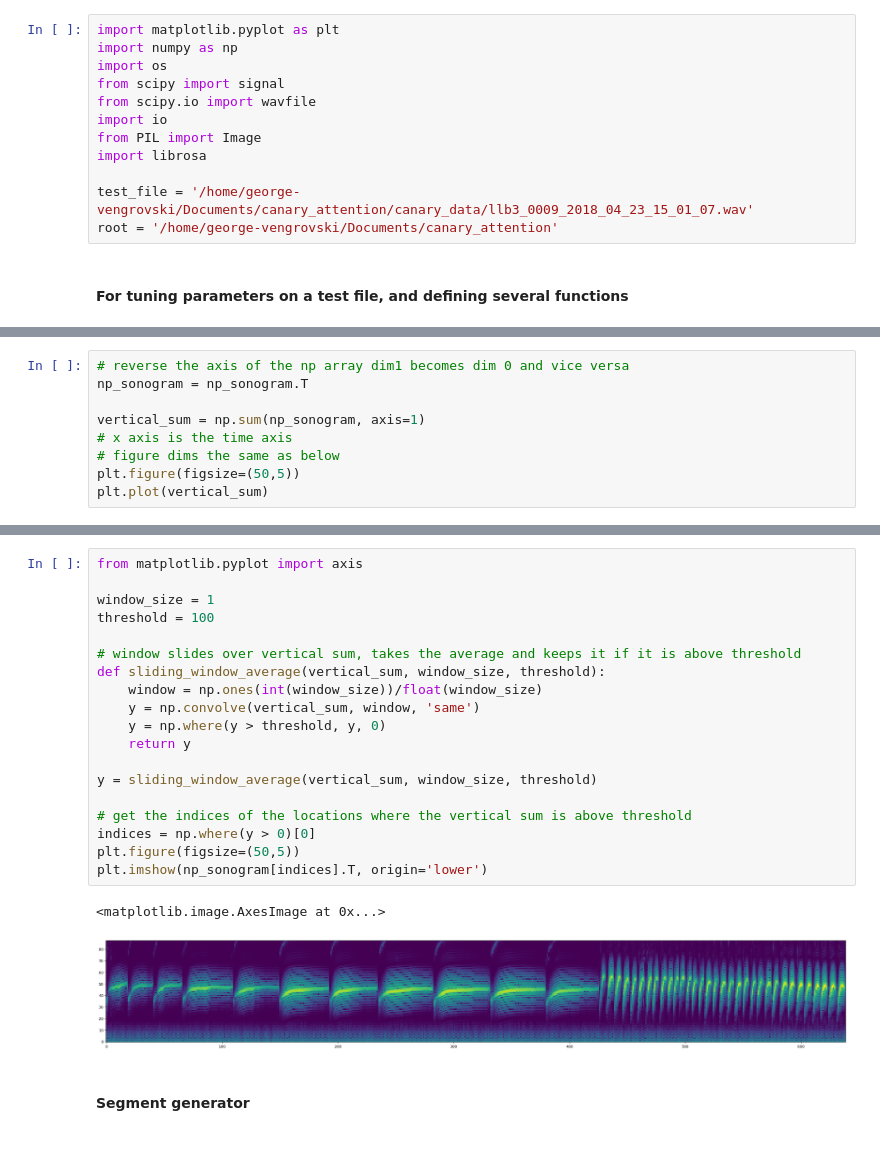
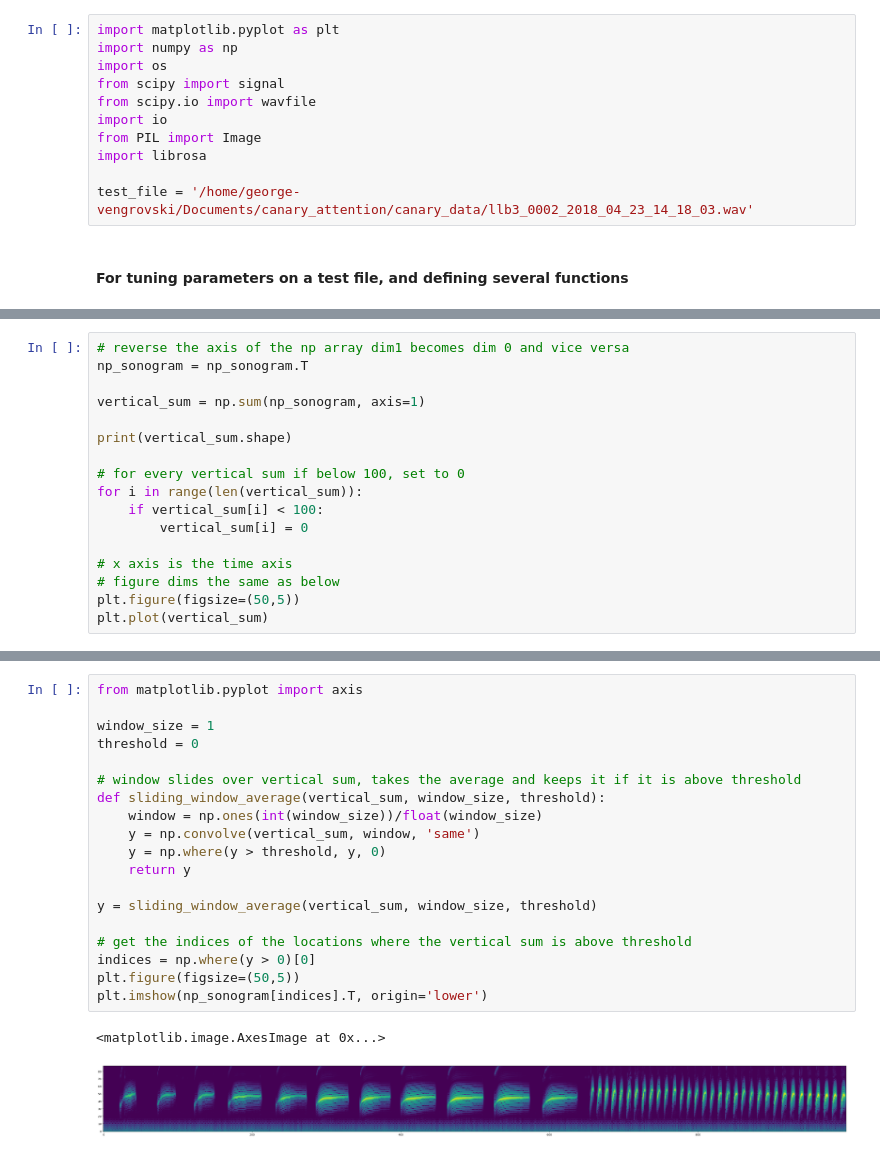
Before and after one commit to georgevenven/canary_rhythmicity, a Jupyter notebook: song_extractor.ipynb, the cells around one changed output, grey strips where cells are left out. Drawn from its saved outputs; the diff is of its cells as text.

```diff
--- a/song_extractor.ipynb
+++ b/song_extractor.ipynb
@@ -8,8 +8,7 @@ import io
 from PIL import Image
 import librosa
 
-test_file = '/home/george-vengrovski/Documents/canary_attention/canary_data/llb3_0009_2018_04_23_15_01_07.wav'
-root = '/home/george-vengrovski/Documents/canary_attention'
+test_file = '/home/george-vengrovski/Documents/canary_attention/canary_data/llb3_0002_2018_04_23_14_18_03.wav'
 # %% [markdown]
 #### For tuning parameters on a test file, and defining several functions
 # %%
@@ -63,6 +62,14 @@ print(ms_per_x_pixels)
 np_sonogram = np_sonogram.T
 
 vertical_sum = np.sum(np_sonogram, axis=1)
+
+print(vertical_sum.shape)
+
+# for every vertical sum if below 100, set to 0
+for i in range(len(vertical_sum)):
+    if vertical_sum[i] < 100:
+        vertical_sum[i] = 0
+
 # x axis is the time axis
 # figure dims the same as below
 plt.figure(figsize=(50,5))
@@ -86,24 +94,22 @@ plt.pcolormesh(Sxx)
 # %%
 from matplotlib.pyplot import axis
 
 window_size = 1
-threshold = 100
+threshold = 0
 
 # window slides over vertical sum, takes the average and keeps it if it is above threshold
 def sliding_window_average(vertical_sum, window_size, threshold):
     window = np.ones(int(window_size))/float(window_size)
     y = np.convolve(vertical_sum, window, 'same')
     y = np.where(y > threshold, y, 0)
     return y
 
 y = sliding_window_average(vertical_sum, window_size, threshold)
 
 # get the indices of the locations where the vertical sum is above threshold
 indices = np.where(y > 0)[0]
 plt.figure(figsize=(50,5))
 plt.imshow(np_sonogram[indices].T, origin='lower')
 # %% [output]
 <matplotlib.image.AxesImage at 0x...>
-[figure, old version]
+[figure, new version]
-# %% [markdown]
-#### Segment generator
```
Also changed, not shown: parts of 4 cells of this notebook.
